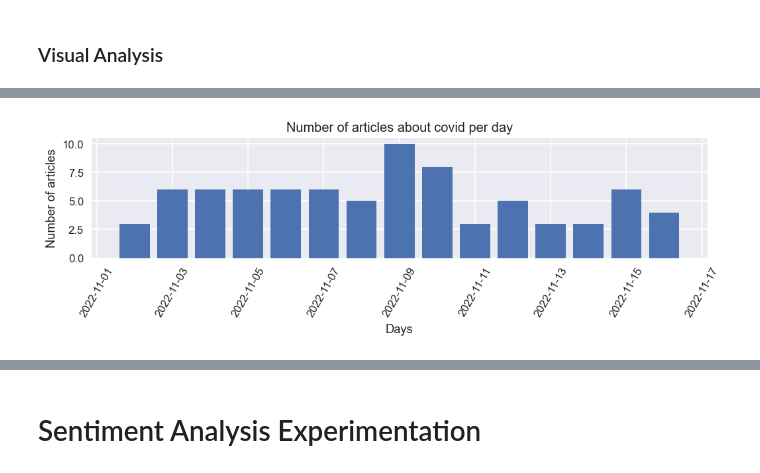
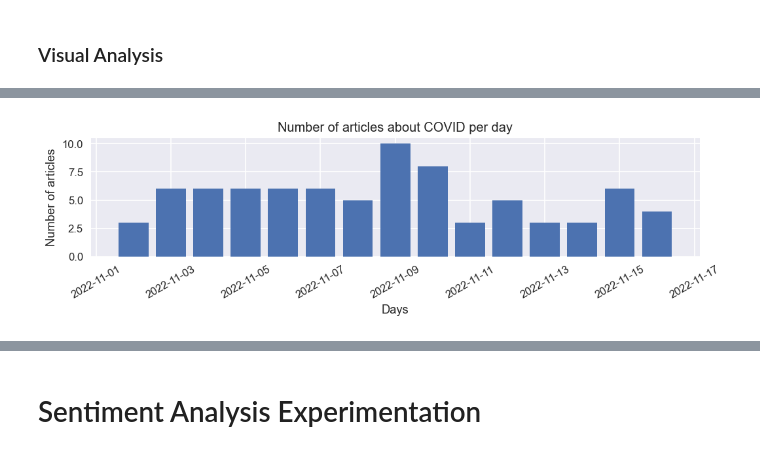
Before and after one commit to ispasojev/news-index-analysis, a Jupyter notebook: 1_Preprocessing.ipynb, the cells around one changed output, grey strips where cells are left out. Cells and saved outputs as stored; diff of their text form; code cells hidden in the pictures.

```diff
--- a/1_Preprocessing.ipynb
+++ b/1_Preprocessing.ipynb
@@ -182,7 +202,7 @@ negative_terms = ["accident", "death", "die", "ban", "desaster", "arrest"]
 
 def sentiment_analsis(text):
     """
-    The follwoing function can be used to indicate weather a
+    The following function can be used to indicate weather a
     newsarticle should be considered as positive or negative.
     It uses as basis the sentiment polarity from the library textblob
     and it extends it with a custom approach, to get more realistic results.
@@ -338,0 +361,9 @@ _ = plt.xticks(rotation=60)
+# %%
+plt.figure(figsize=(10,2), dpi =120)
+plt.style.use("seaborn")
+plt.plot(final_df.index, final_df["ratio_negative_articles"])
+plt.title("Ratio of negative articles per day")
+plt.xlabel("Days")
+plt.ylabel("Number of articles")
+_ = plt.xticks(rotation=30)
+plt.savefig("./data/images/Analysis_Plots_Ratio_Of_Negative_Articles")
@@ -339,10 +372,11 @@ _ = plt.xticks(rotation=60)
 # %%
 plt.figure(figsize=(10,2), dpi =120)
 plt.style.use("seaborn")
 plt.bar(x = final_df.index, height = final_df["total_articles_about_covid"])
-plt.title("Number of articles about covid per day")
+plt.title("Number of articles about COVID per day")
 plt.xlabel("Days")
 plt.ylabel("Number of articles")
-_ = plt.xticks(rotation=60)
+_ = plt.xticks(rotation=30)
+plt.savefig("./data/images/Analysis_Plots_Total_Number_Of_COVID_Articles")
 # %% [output]
-[figure, old version]
+[figure, new version]
```
Also changed, not shown: parts of 19 cells of this notebook, 11 other files.
